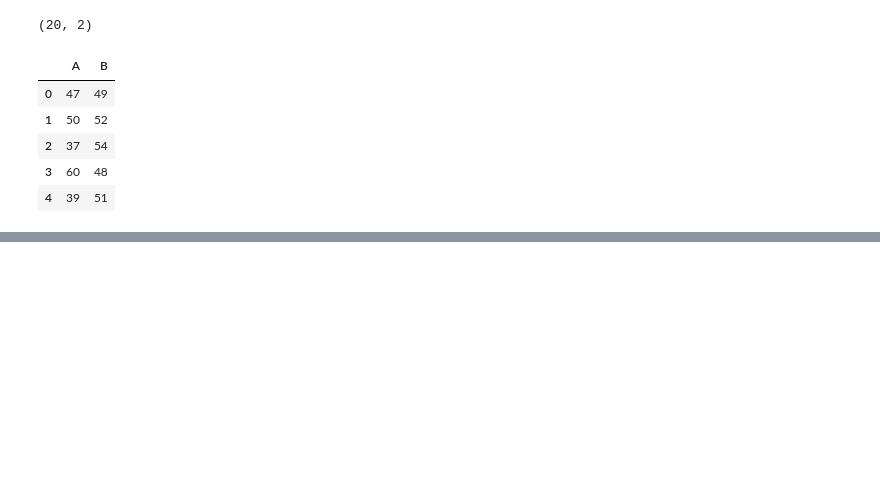
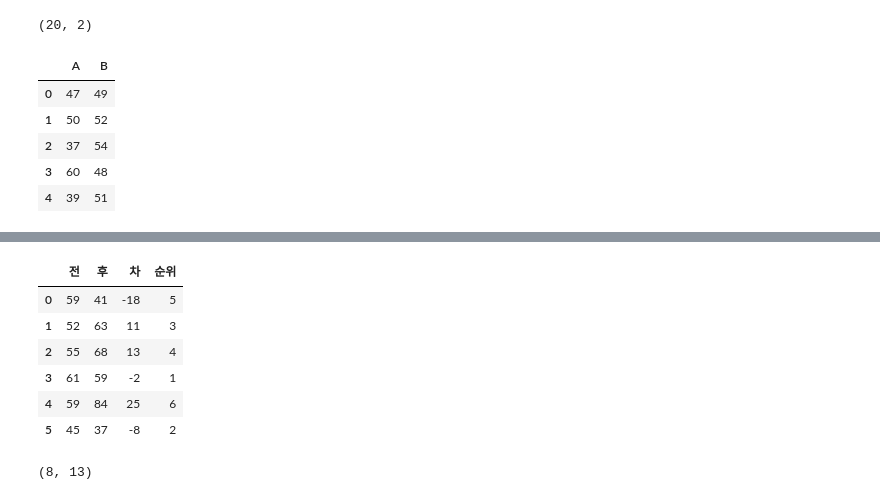
Before and after one commit to yunions/Statistics, a Jupyter notebook: Chap11_통계적_가설검정.ipynb, the cells around one changed output, grey strips where cells are left out. Saved outputs shown, nothing was run; the diff lists cells and outputs as text; code cells hidden in the pictures; blank space fills up the shorter version.

```diff
--- a/Chap11_통계적_가설검정.ipynb
+++ b/Chap11_통계적_가설검정.ipynb
@@ -296,0 +311,3 @@ training_ind.head()
+# %%
+toy_df = training_rel[:6].copy()
+toy_df
@@ -296,0 +322,21 @@ training_ind.head()
+# %%
+# 순위검정 : 순위분여(차이의 절대값이 작은 순)
+diff = toy_df['차']
+rank = stats.rankdata(abs(diff)).astype(int)
+toy_df['순위'] = rank
+toy_df
+# %% [output]
+|  | 전 | 후 | 차 | 순위 |
+| 0 | 59 | 41 | -18 | 5 |
+| 1 | 52 | 63 | 11 | 3 |
+| 2 | 55 | 68 | 13 | 4 |
+| 3 | 61 | 59 | -2 | 1 |
+| 4 | 59 | 84 | 25 | 6 |
+| 5 | 45 | 37 | -8 | 2 |
+# %%
+r_minus = np.sum((diff < 0) * rank) #차가 음수인 순위의 합 = 5 + 1+ 2
+r_plus = np.sum((diff > 0) * rank) #차가 양수인 순위의 합 = 3 + 4 + 6
+
+r_minus, r_plus # 이 둘 중 작은 쪽이 검정통계량이 됨(여기서는 r_minus)
+# %% [output]
+(8, 13)
```
Also changed, not shown: parts of 30 cells of this notebook.
